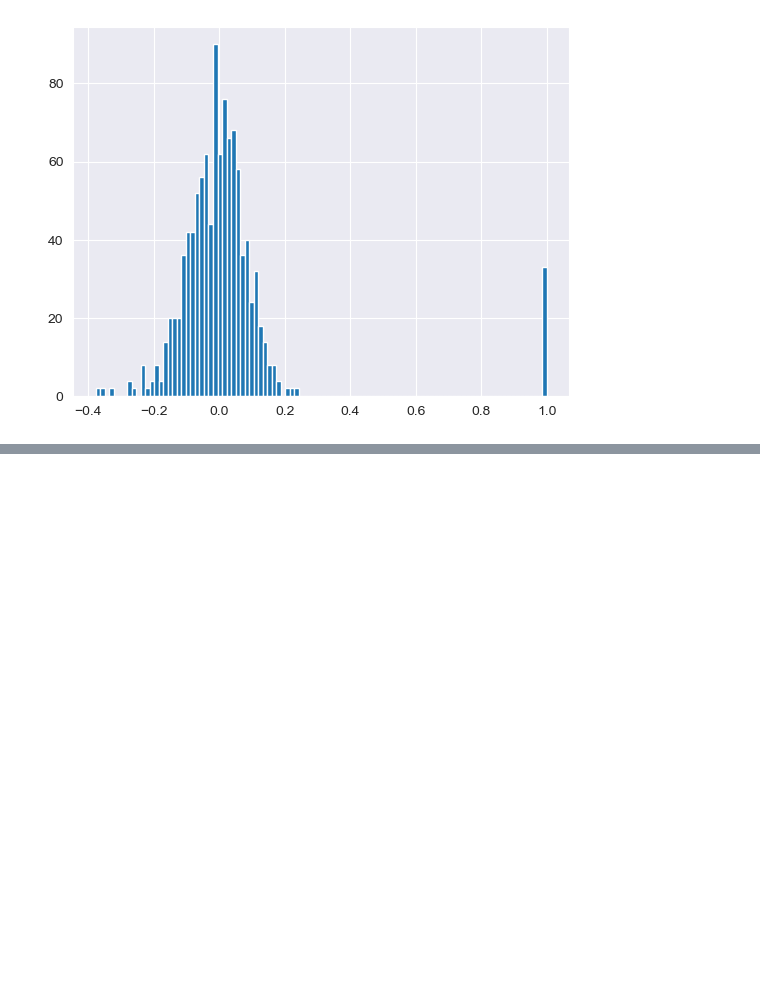
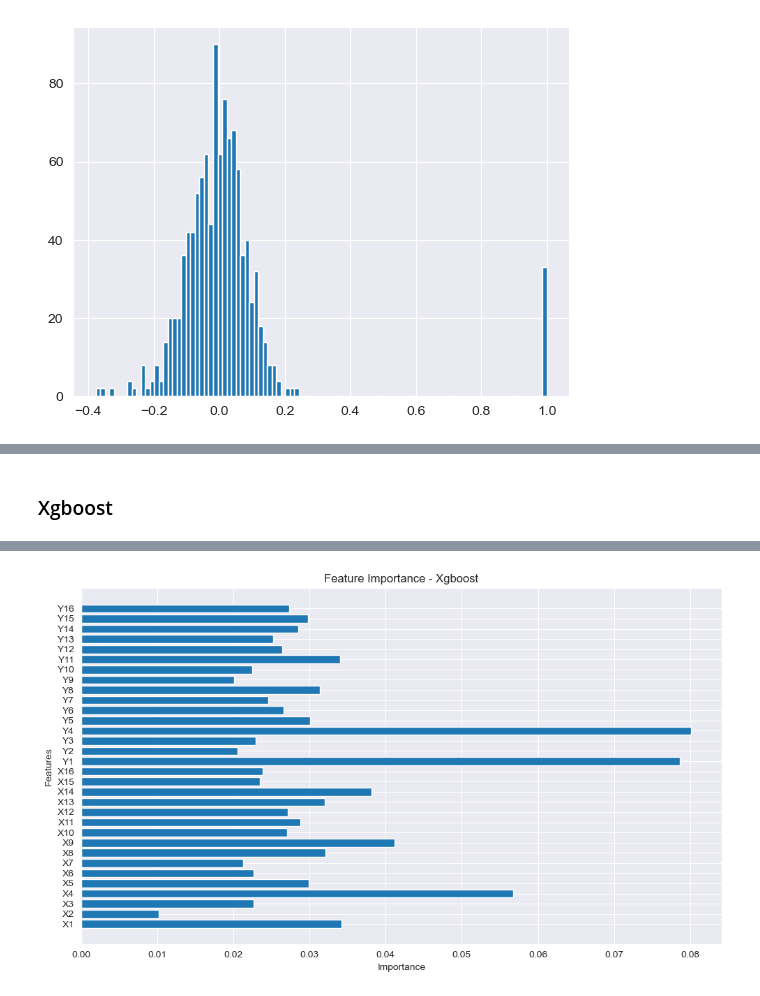
Before and after one commit to Ciaptok/Wave-Energy-Converters-Dataset-Analyze, a Jupyter notebook: notebooks/Tasmania.ipynb, the cells around one changed output, grey strips where cells are left out. Drawn from its saved outputs; the diff is of its cells as text; code cells hidden in the pictures; blank space fills up the shorter version.

```diff
--- a/notebooks/Tasmania.ipynb
+++ b/notebooks/Tasmania.ipynb
@@ -218,28 +319,69 @@ Linear Regression - MSE: 10239634920.125278, RMSE: 101191.08122816595, R²: 0.14
+# %% [markdown]
+### Xgboost
 # %%
+import xgboost as xgb
+from sklearn.metrics import mean_squared_error, r2_score
+from sklearn.model_selection import RandomizedSearchCV
+
+# Definicja ograniczonej przestrzeni hiperparametrów
+param_dist = {
+    'n_estimators': [100, 200],  # Liczba drzew
+    'max_depth': [5, 10],  # Maksymalna głębokość drzewa
+    'learning_rate': [0.05, 0.1]  # Szybkość uczenia
+}
 
 # Tworzenie modelu XGBoost
-model = xgb.XGBRegressor(
-    n_estimators=500,
-    learning_rate=0.11,
-    max_depth=10,
+model = xgb.XGBRegressor(random_state=42)
+
+# RandomizedSearchCV
+random_search = RandomizedSearchCV(
+    estimator=model,
+    param_distributions=param_dist,
+    n_iter=8,  # Liczba losowych kombinacji do przetestowania
+    scoring='neg_mean_squared_error',  # Funkcja kosztu
+    cv=3,  # Liczba podziałów do walidacji krzyżowej
+    verbose=2,
     random_state=42,
-    eval_metric="rmse"  # Tutaj definiujemy metrykę
+    n_jobs=-1  # Użycie wszystkich rdzeni procesora
 )
 
-# Trenowanie modelu z zestawem walidacyjnym
-model.fit(
-    X_train, y_train,
-    eval_set=[(X_train, y_train), (X_val, y_val)],  # Dodanie zestawu walidacyjnego
-    verbose=True  # Wyświetlanie postępu
-)
+# Dopasowanie RandomizedSearchCV
+random_search.fit(X_train, y_train)
 
-# Predykcja na danych testowych
-y_pred = model.predict(X_test)
+# Najlepszy model i hiperparametry
+best_xgb = random_search.best_estimator_
+print("Najlepsze hiperparametry:", random_search.best_params_)
 
-# Obliczanie MSE, RMSE i R²
-mse = mean_squared_error(y_test, y_pred)
-rmse = np.sqrt(mse)
-r2 = r2_score(y_test, y_pred)
+# Ocena na zbiorze walidacyjnym
+y_val_pred = best_xgb.predict(X_val)
+mse_val = mean_squared_error(y_val, y_val_pred)
+rmse_val = np.sqrt(mse_val)
+r2_val = r2_score(y_val, y_val_pred)
 
-print(f"XGBoost - MSE: {mse}, RMSE: {rmse}, R²: {r2}")
+print(f"XGBoost (Validation) - MSE: {mse_val}, RMSE: {rmse_val}, R²: {r2_val}")
+
+# Ocena najlepszego modelu na zbiorze testowym
+y_test_pred = best_xgb.predict(X_test)
+mse_test = mean_squared_error(y_test, y_test_pred)
+rmse_test3 = np.sqrt(mse_test)
+r2_test = r2_score(y_test, y_test_pred)
+
+print(f"XGBoost (Test) - MSE: {mse_test}, RMSE: {rmse_test3}, R²: {r2_test}")
+
+# Feature Importance
+feature_importance = best_xgb.feature_importances_
+feature_names = X_train.columns
+
+# Wizualizacja Feature Importance
+plt.figure(figsize=(10, 6))
+plt.barh(feature_names, feature_importance)
+plt.title("Feature Importance - Xgboost")
+plt.xlabel("Importance")
+plt.ylabel("Features")
+plt.tight_layout()
+plt.show()
+
+# Najlepsze hiperparametry: {'n_estimators': 200, 'max_depth': 10, 'learning_rate': 0.1}
+# XGBoost (Validation) - MSE: 2667123498.464898, RMSE: 51644.2010148758, R²: 0.777549723030879
+# XGBoost (Test) - MSE: 2601461014.004996, RMSE: 51004.519544889314, R²: 0.7851058046718641
 # %% [output]
@@ -262,0 +392 @@ XGBoost - MSE: 2622211337.6678314, RMSE: 51207.532040392565, R²: 0.781149576151
+[figure, added]
```
Also changed, not shown: parts of 16 cells of this notebook, 1 other file.
